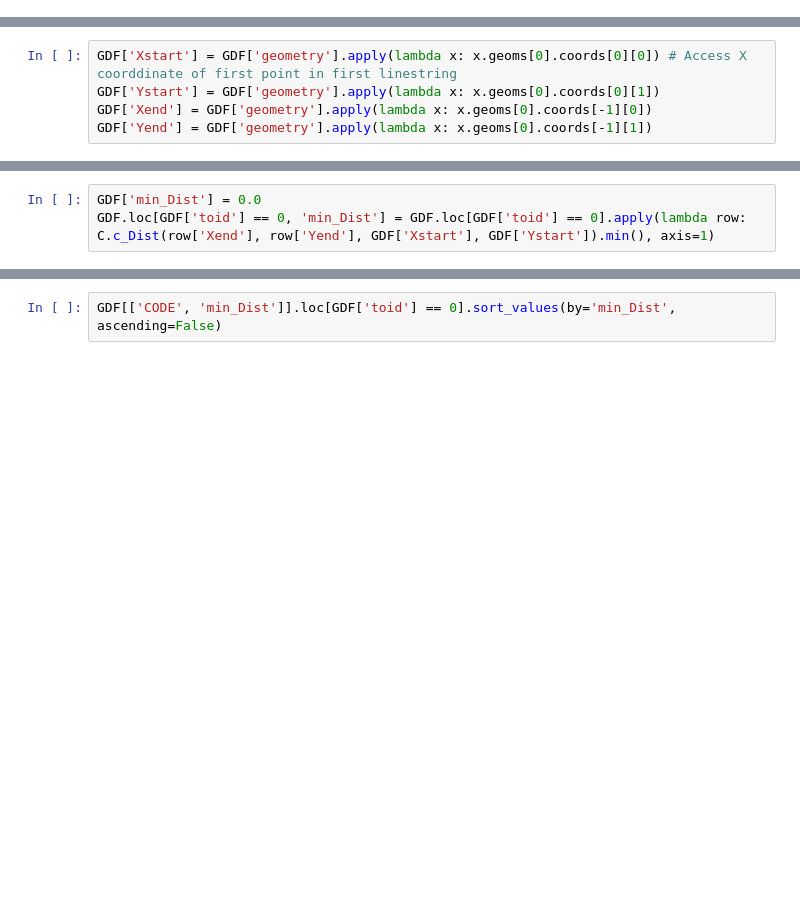
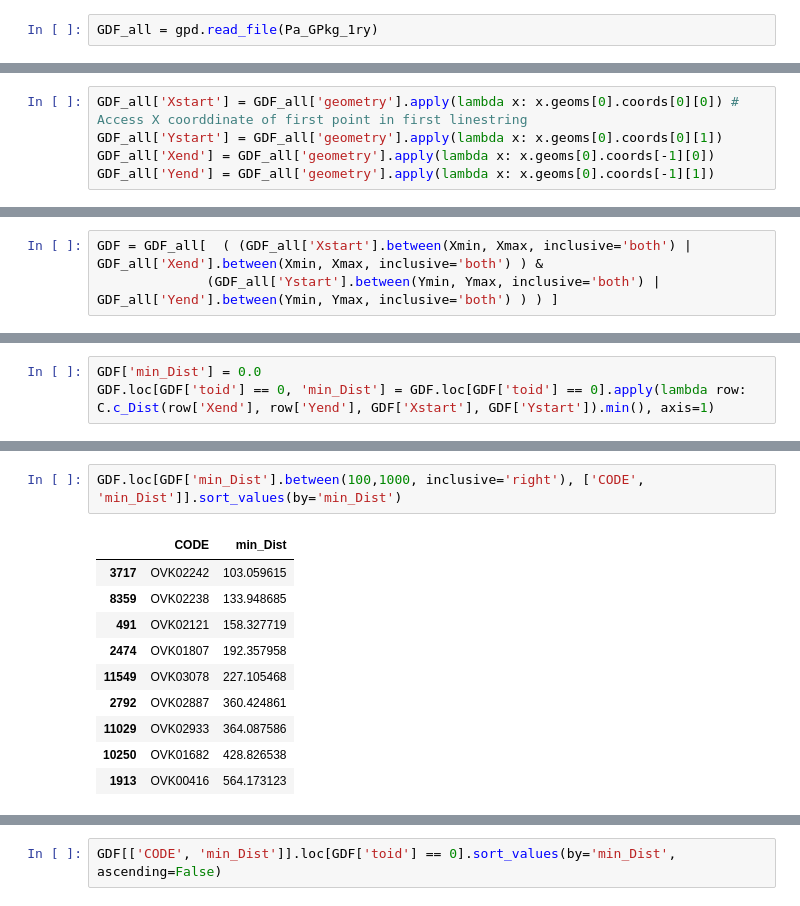
Before and after one commit to Ydrolog/WS_Mdl, a Jupyter notebook: code/Jupyter/PrP/SFRmaker/SFRmaker_NBr33.ipynb, the cells around one changed output, grey strips where cells are left out. Saved outputs shown, nothing was run; the diff lists cells and outputs as text; blank space fills up the shorter version.

```diff
--- a/code/Jupyter/PrP/SFRmaker/SFRmaker_NBr33.ipynb
+++ b/code/Jupyter/PrP/SFRmaker/SFRmaker_NBr33.ipynb
@@ -77,0 +60,2 @@ GDF
+# %%
+GDF_all = gpd.read_file(Pa_GPkg_1ry)
@@ -80,9 +84,9 @@ GDF
 # %%
 from shapely.geometry import MultiLineString
 # %%
-GDF['Xstart'] = GDF['geometry'].apply(lambda x: x.geoms[0].coords[0][0]) # Access X coorddinate of first point in first linestring
-GDF['Ystart'] = GDF['geometry'].apply(lambda x: x.geoms[0].coords[0][1])
-GDF['Xend'] = GDF['geometry'].apply(lambda x: x.geoms[0].coords[-1][0])
-GDF['Yend'] = GDF['geometry'].apply(lambda x: x.geoms[0].coords[-1][1])
+GDF_all['Xstart'] = GDF_all['geometry'].apply(lambda x: x.geoms[0].coords[0][0]) # Access X coorddinate of first point in first linestring
+GDF_all['Ystart'] = GDF_all['geometry'].apply(lambda x: x.geoms[0].coords[0][1])
+GDF_all['Xend'] = GDF_all['geometry'].apply(lambda x: x.geoms[0].coords[-1][0])
+GDF_all['Yend'] = GDF_all['geometry'].apply(lambda x: x.geoms[0].coords[-1][1])
 # %%
 print("✓ Start and end coordinates extracted.")
@@ -98,3 +105,6 @@ GDF[['CODE', 'Xstart', 'Ystart', 'Xend', 'Yend']].head()
+# %%
+GDF = GDF_all[  ( (GDF_all['Xstart'].between(Xmin, Xmax, inclusive='both') | GDF_all['Xend'].between(Xmin, Xmax, inclusive='both') ) &
+              (GDF_all['Ystart'].between(Ymin, Ymax, inclusive='both') | GDF_all['Yend'].between(Ymin, Ymax, inclusive='both') ) ) ]
 # %%
 # Create a lookup dictionary from start coordinates to CODE
 coord_to_id = {(row.Xstart, row.Ystart): row.CODE for row in GDF.itertuples()}
@@ -164,0 +237,13 @@ GDF.loc[GDF['toid'] == 0, 'min_Dist'] = GDF.loc[GDF['toid'] == 0].apply(lambda r
+# %%
+GDF.loc[GDF['min_Dist'].between(100,1000, inclusive='right'), ['CODE', 'min_Dist']].sort_values(by='min_Dist')
+# %% [output]
+|  | CODE | min_Dist |
+| 3717 | OVK02242 | 103.059615 |
+| 8359 | OVK02238 | 133.948685 |
+| 491 | OVK02121 | 158.327719 |
+| 2474 | OVK01807 | 192.357958 |
+| 11549 | OVK03078 | 227.105468 |
+| 2792 | OVK02887 | 360.424861 |
+| 11029 | OVK02933 | 364.087586 |
+| 10250 | OVK01682 | 428.826538 |
+| 1913 | OVK00416 | 564.173123 |
```
Also changed, not shown: parts of 29 cells of this notebook, 2 other files.
